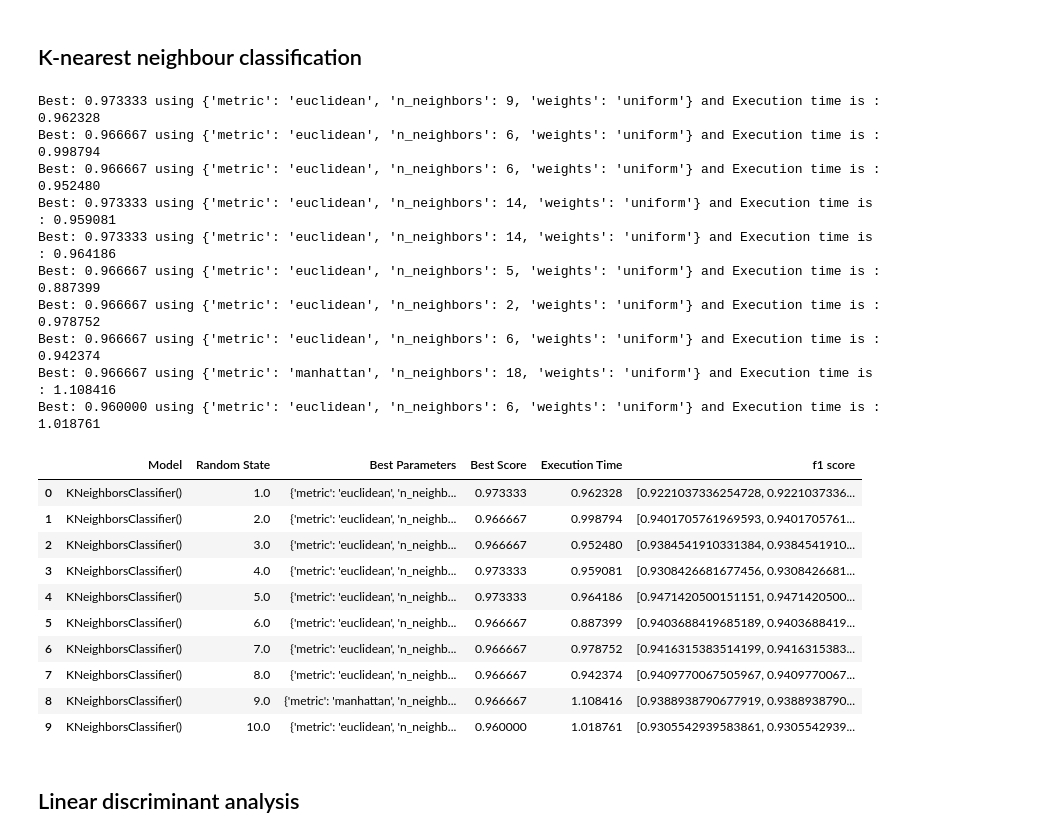
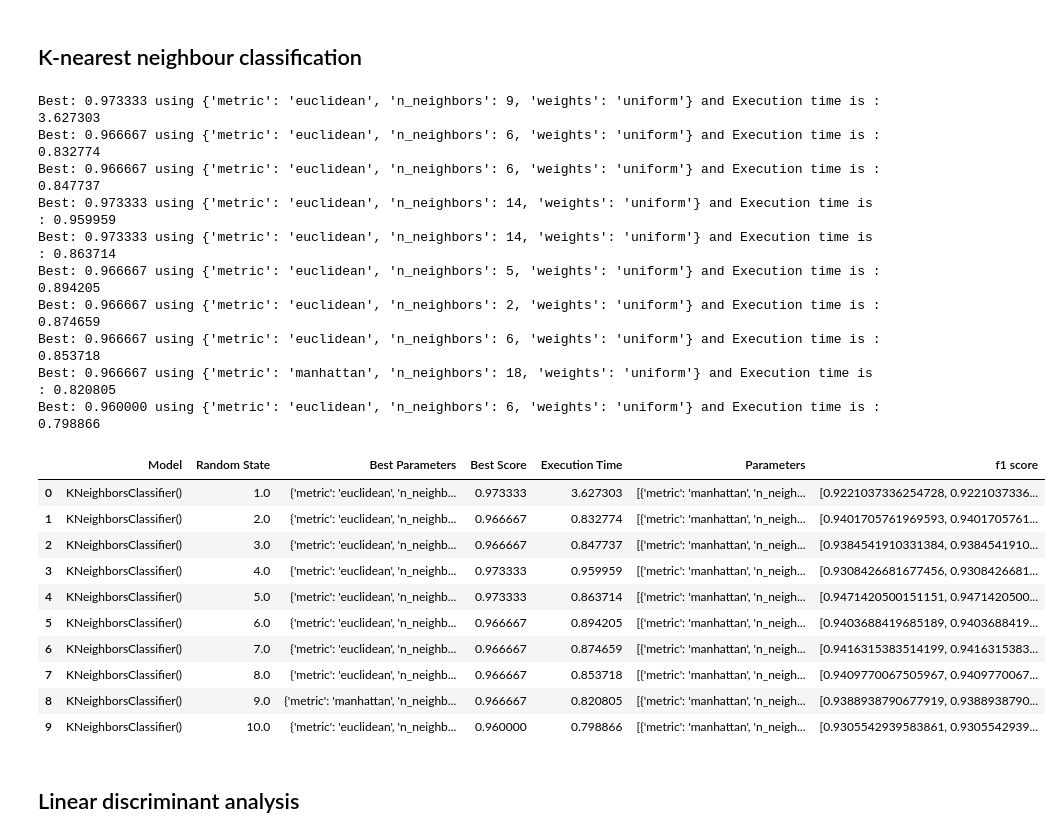
Before and after one commit to ModithaSubasinghe/Classification-Algorithms, a Jupyter notebook: Classification.ipynb, the cells around one changed output. Cells and saved outputs as stored; diff of their text form; code cells hidden in the pictures.

```diff
--- a/Classification.ipynb
+++ b/Classification.ipynb
@@ -75,6 +74,7 @@ def clasification(model,parameters,x,y):
                                     "Best Parameters":[],
                                     "Best Score":[],
                                     "Execution Time":[],
+                                    "Parameters":[],
                                     "f1 score":[]})
     for i in range(1,11):
         start_time = time.time()
@@ -83,6 +83,7 @@ def clasification(model,parameters,x,y):
         grid_search = GridSearchCV(model, parameters, cv=cv_inner, scoring=score, refit='accuracy', n_jobs = -1)
         grid_result = grid_search.fit(x,y)
         f1_score = grid_result.cv_results_['mean_test_f1_macro']
+        para = grid_result.cv_results_['params']
         execution_time = time.time() - start_time
         print("Best: %f using %s and Execution time is : %f"% (grid_result.best_score_, grid_result.best_params_,execution_time))
         classification_df=classification_df.append({"Model":model,
@@ -90,56 +91,61 @@ def clasification(model,parameters,x,y):
                                                     "Best Parameters":grid_result.best_params_,
                                                     "Best Score":grid_result.best_score_,
                                                     "Execution Time":execution_time,
+                                                    "Parameters":para,
                                                     "f1 score":f1_score},ignore_index=True)
 
 
-    if model == KNC:
+    if model == knc:
         classification_df.to_csv("Iris_KNC.csv")
-    elif model == LDA:
+    elif model == lda:
         classification_df.to_csv("Iris_LDA.csv")
-    elif model == GNB:
+    elif model == gnb:
         classification_df.to_csv("Iris_GNB.csv")
-    elif model == s_v_c:
+    elif model == svc:
         classification_df.to_csv("Iris_SVC.csv")
-    elif model == LR:
+    elif model == lr:
         classification_df.to_csv("Iris_LR.csv")
-    elif model == RF:
+    elif model == rfc:
         classification_df.to_csv("Iris_RF.csv")
+    elif model== abc:
+        classification_df.to_csv("Iris_ABC.csv")
+    elif model== gbc:
+        classification_df.to_csv("Iris_GBC.csv")
 
 
     return classification_df
 # %% [markdown]
 ## K-nearest neighbour classification
 # %%
-KNC = KNeighborsClassifier()
+knc = KNeighborsClassifier()
 
-KNC_grid = {"n_neighbors":range(1, 21),
+knc_grid = {"n_neighbors":range(1, 21),
            "weights":['uniform', 'distance'],
            "metric":['manhattan','euclidean', 'minkowski']}
 # %%
-clasification(KNC,KNC_grid,iris_x_scaled,iris_y)
+clasification(knc,knc_grid,iris_x_scaled,iris_y)
 # %% [output]
-Best: 0.973333 using {'metric': 'euclidean', 'n_neighbors': 9, 'weights': 'uniform'} and Execution time is : 0.962328
-Best: 0.966667 using {'metric': 'euclidean', 'n_neighbors': 6, 'weights': 'uniform'} and Execution time is : 0.998794
-Best: 0.966667 using {'metric': 'euclidean', 'n_neighbors': 6, 'weights': 'uniform'} and Execution time is : 0.952480
-Best: 0.973333 using {'metric': 'euclidean', 'n_neighbors': 14, 'weights': 'uniform'} and Execution time is : 0.959081
-Best: 0.973333 using {'metric': 'euclidean', 'n_neighbors': 14, 'weights': 'uniform'} and Execution time is : 0.964186
-Best: 0.966667 using {'metric': 'euclidean', 'n_neighbors': 5, 'weights': 'uniform'} and Execution time is : 0.887399
-Best: 0.966667 using {'metric': 'euclidean', 'n_neighbors': 2, 'weights': 'uniform'} and Execution time is : 0.978752
-Best: 0.966667 using {'metric': 'euclidean', 'n_neighbors': 6, 'weights': 'uniform'} and Execution time is : 0.942374
-Best: 0.966667 using {'metric': 'manhattan', 'n_neighbors': 18, 'weights': 'uniform'} and Execution time is : 1.108416
-Best: 0.960000 using {'metric': 'euclidean', 'n_neighbors': 6, 'weights': 'uniform'} and Execution time is : 1.018761
+Best: 0.973333 using {'metric': 'euclidean', 'n_neighbors': 9, 'weights': 'uniform'} and Execution time is : 3.627303
+Best: 0.966667 using {'metric': 'euclidean', 'n_neighbors': 6, 'weights': 'uniform'} and Execution time is : 0.832774
+Best: 0.966667 using {'metric': 'euclidean', 'n_neighbors': 6, 'weights': 'uniform'} and Execution time is : 0.847737
+Best: 0.973333 using {'metric': 'euclidean', 'n_neighbors': 14, 'weights': 'uniform'} and Execution time is : 0.959959
+Best: 0.973333 using {'metric': 'euclidean', 'n_neighbors': 14, 'weights': 'uniform'} and Execution time is : 0.863714
+Best: 0.966667 using {'metric': 'euclidean', 'n_neighbors': 5, 'weights': 'uniform'} and Execution time is : 0.894205
+Best: 0.966667 using {'metric': 'euclidean', 'n_neighbors': 2, 'weights': 'uniform'} and Execution time is : 0.874659
+Best: 0.966667 using {'metric': 'euclidean', 'n_neighbors': 6, 'weights': 'uniform'} and Execution time is : 0.853718
+Best: 0.966667 using {'metric': 'manhattan', 'n_neighbors': 18, 'weights': 'uniform'} and Execution time is : 0.820805
+Best: 0.960000 using {'metric': 'euclidean', 'n_neighbors': 6, 'weights': 'uniform'} and Execution time is : 0.798866
-|  | Model | Random State | Best Parameters | Best Score | Execution Time | f1 score |
-| 0 | KNeighborsClassifier() | 1.0 | {'metric': 'euclidean', 'n_neighb... | 0.973333 | 0.962328 | [0.9221037336254728, 0.9221037336... |
-| 1 | KNeighborsClassifier() | 2.0 | {'metric': 'euclidean', 'n_neighb... | 0.966667 | 0.998794 | [0.9401705761969593, 0.9401705761... |
-| 2 | KNeighborsClassifier() | 3.0 | {'metric': 'euclidean', 'n_neighb... | 0.966667 | 0.952480 | [0.9384541910331384, 0.9384541910... |
-| 3 | KNeighborsClassifier() | 4.0 | {'metric': 'euclidean', 'n_neighb... | 0.973333 | 0.959081 | [0.9308426681677456, 0.9308426681... |
-| 4 | KNeighborsClassifier() | 5.0 | {'metric': 'euclidean', 'n_neighb... | 0.973333 | 0.964186 | [0.9471420500151151, 0.9471420500... |
-| 5 | KNeighborsClassifier() | 6.0 | {'metric': 'euclidean', 'n_neighb... | 0.966667 | 0.887399 | [0.9403688419685189, 0.9403688419... |
-| 6 | KNeighborsClassifier() | 7.0 | {'metric': 'euclidean', 'n_neighb... | 0.966667 | 0.978752 | [0.9416315383514199, 0.9416315383... |
-| 7 | KNeighborsClassifier() | 8.0 | {'metric': 'euclidean', 'n_neighb... | 0.966667 | 0.942374 | [0.9409770067505967, 0.9409770067... |
-| 8 | KNeighborsClassifier() | 9.0 | {'metric': 'manhattan', 'n_neighb... | 0.966667 | 1.108416 | [0.9388938790677919, 0.9388938790... |
-| 9 | KNeighborsClassifier() | 10.0 | {'metric': 'euclidean', 'n_neighb... | 0.960000 | 1.018761 | [0.9305542939583861, 0.9305542939... |
+|  | Model | Random State | Best Parameters | Best Score | Execution Time | Parameters | f1 score |
+| 0 | KNeighborsClassifier() | 1.0 | {'metric': 'euclidean', 'n_neighb... | 0.973333 | 3.627303 | [{'metric': 'manhattan', 'n_neigh... | [0.9221037336254728, 0.9221037336... |
+| 1 | KNeighborsClassifier() | 2.0 | {'metric': 'euclidean', 'n_neighb... | 0.966667 | 0.832774 | [{'metric': 'manhattan', 'n_neigh... | [0.9401705761969593, 0.9401705761... |
+| 2 | KNeighborsClassifier() | 3.0 | {'metric': 'euclidean', 'n_neighb... | 0.966667 | 0.847737 | [{'metric': 'manhattan', 'n_neigh... | [0.9384541910331384, 0.9384541910... |
+| 3 | KNeighborsClassifier() | 4.0 | {'metric': 'euclidean', 'n_neighb... | 0.973333 | 0.959959 | [{'metric': 'manhattan', 'n_neigh... | [0.9308426681677456, 0.9308426681... |
+| 4 | KNeighborsClassifier() | 5.0 | {'metric': 'euclidean', 'n_neighb... | 0.973333 | 0.863714 | [{'metric': 'manhattan', 'n_neigh... | [0.9471420500151151, 0.9471420500... |
+| 5 | KNeighborsClassifier() | 6.0 | {'metric': 'euclidean', 'n_neighb... | 0.966667 | 0.894205 | [{'metric': 'manhattan', 'n_neigh... | [0.9403688419685189, 0.9403688419... |
+| 6 | KNeighborsClassifier() | 7.0 | {'metric': 'euclidean', 'n_neighb... | 0.966667 | 0.874659 | [{'metric': 'manhattan', 'n_neigh... | [0.9416315383514199, 0.9416315383... |
+| 7 | KNeighborsClassifier() | 8.0 | {'metric': 'euclidean', 'n_neighb... | 0.966667 | 0.853718 | [{'metric': 'manhattan', 'n_neigh... | [0.9409770067505967, 0.9409770067... |
+| 8 | KNeighborsClassifier() | 9.0 | {'metric': 'manhattan', 'n_neighb... | 0.966667 | 0.820805 | [{'metric': 'manhattan', 'n_neigh... | [0.9388938790677919, 0.9388938790... |
+| 9 | KNeighborsClassifier() | 10.0 | {'metric': 'euclidean', 'n_neighb... | 0.960000 | 0.798866 | [{'metric': 'manhattan', 'n_neigh... | [0.9305542939583861, 0.9305542939... |
 # %% [markdown]
 ## Linear discriminant analysis
 # %%
```
Also changed, not shown: parts of 20 cells of this notebook, 8 other files.
